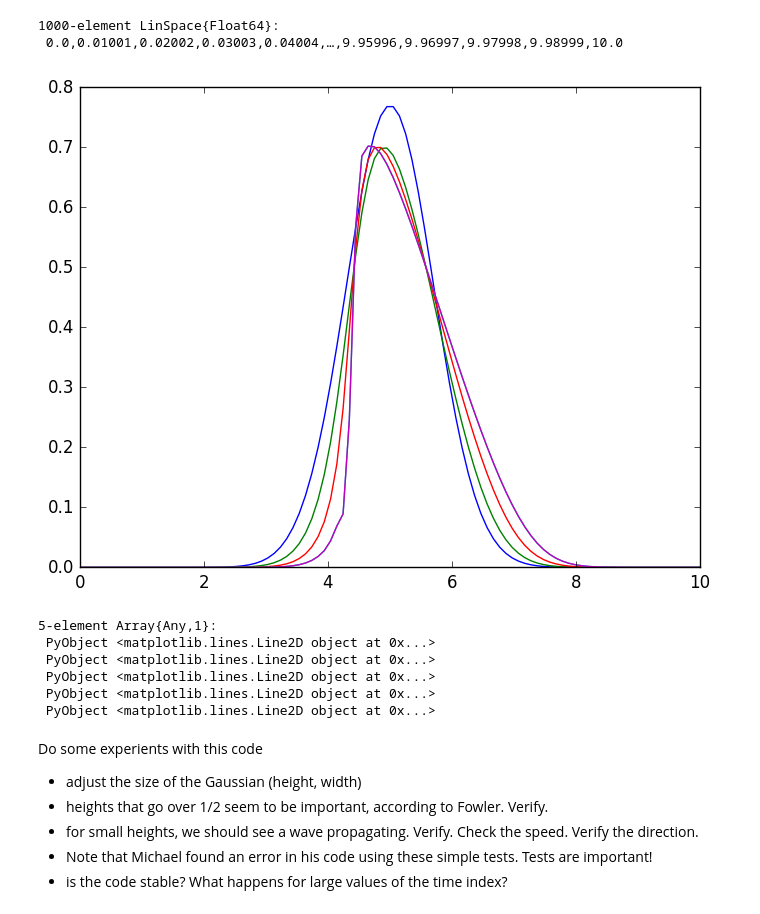
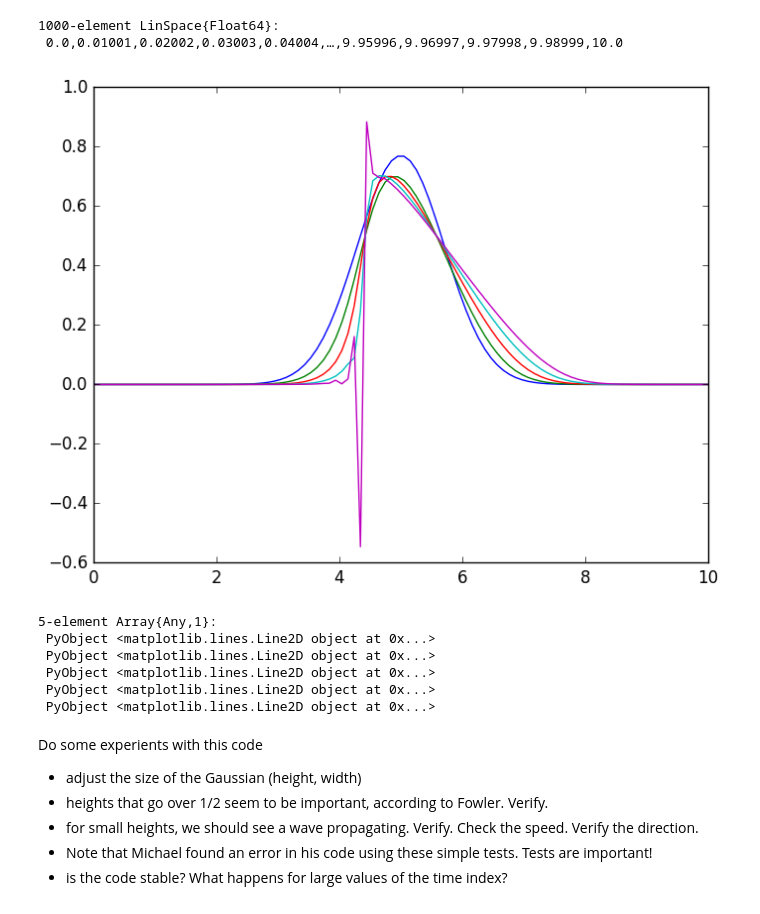
Before and after one commit to mlamoureux/Math651w17, a Jupyter notebook: Lec2_MathModeling.ipynb, the cells around one changed output. Cells and saved outputs as stored; diff of their text form; code cells hidden in the pictures.

```diff
--- a/Lec2_MathModeling.ipynb
+++ b/Lec2_MathModeling.ipynb
@@ -175,9 +175,9 @@ for k in 1:(Nt-1)
 end
 # %%
 # We plot a few curves as time advances. Time t=0 is amplified, so we see where we start.
-plot(x,1.1*p[:,1],x,p[:,25],x,p[:,50],x,p[:,75],x,p[:,75])
+plot(x,1.1*p[:,1],x,p[:,25],x,p[:,50],x,p[:,75],x,p[:,100])
 # %% [output]
-[figure, old version]
+[figure, new version]
 5-element Array{Any,1}:
  PyObject <matplotlib.lines.Line2D object at 0x...>
  PyObject <matplotlib.lines.Line2D object at 0x...>
```
Also changed, not shown: 14 other files.
